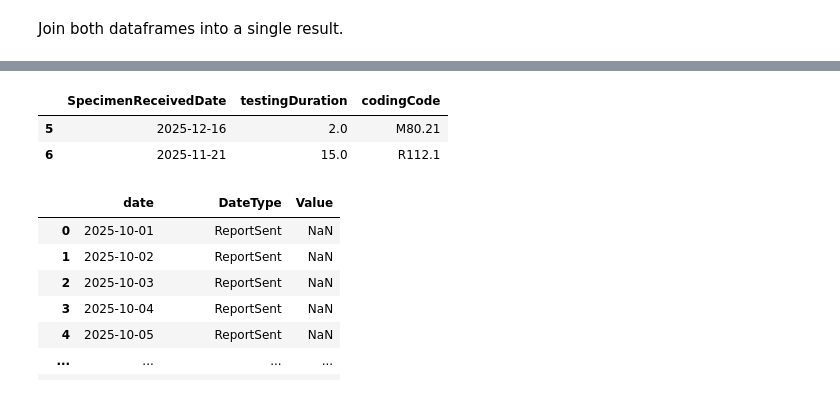
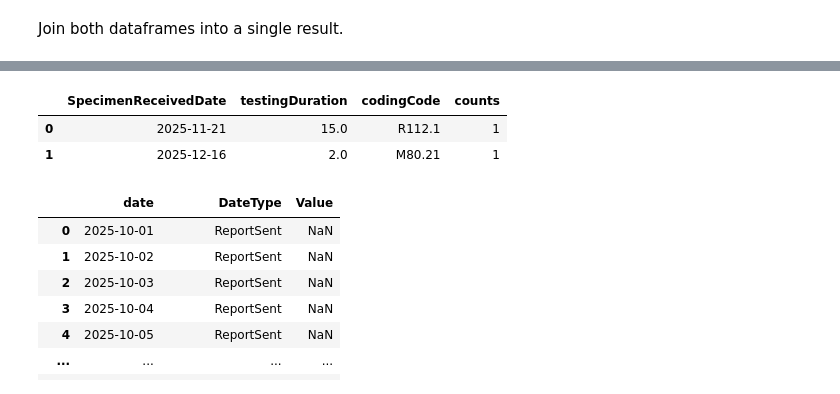
Before and after one commit to nw-gmsa/FHIR-Examples, a Jupyter notebook: jupyter/Notebooks/HelloWorldREST.ipynb, the cells around one changed output, grey strips where cells are left out. Cells and saved outputs as stored; diff of their text form; code cells hidden in the pictures.

```diff
--- a/jupyter/Notebooks/HelloWorldREST.ipynb
+++ b/jupyter/Notebooks/HelloWorldREST.ipynb
@@ -376,12 +376,12 @@ fig.show()
 # %%
 dfS = df[['SpecimenReceivedDate', 'testingDuration', 'codingCode']]
 dfS = dfS.dropna(subset=['SpecimenReceivedDate'])
-
+dfS = dfS.groupby(['SpecimenReceivedDate', 'testingDuration', 'codingCode']).size().reset_index(name='counts')
 dfS
 # %% [output]
-|  | SpecimenReceivedDate | testingDuration | codingCode |
-| 5 | 2025-12-16 | 2.0 | M80.21 |
-| 6 | 2025-11-21 | 15.0 | R112.1 |
+|  | SpecimenReceivedDate | testingDuration | codingCode | counts |
+| 0 | 2025-11-21 | 15.0 | R112.1 | 1 |
+| 1 | 2025-12-16 | 2.0 | M80.21 | 1 |
 # %%
 # Now the scatter plot will work as expected
 fig = px.scatter(
```
Also changed, not shown: parts of 1 cell of this notebook.
